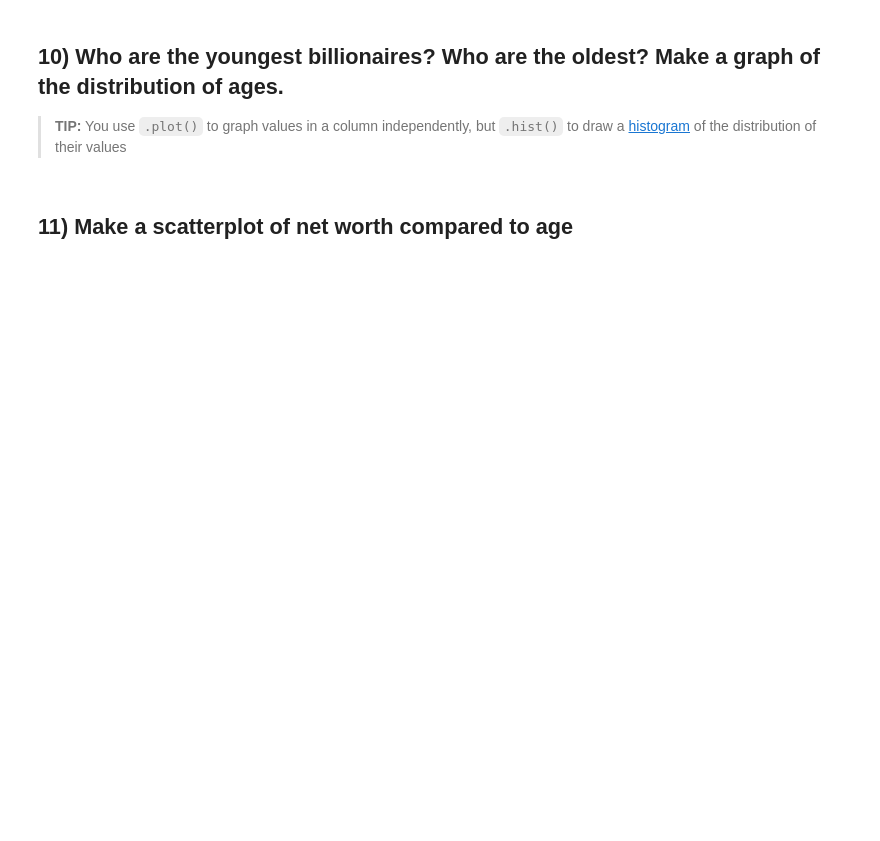
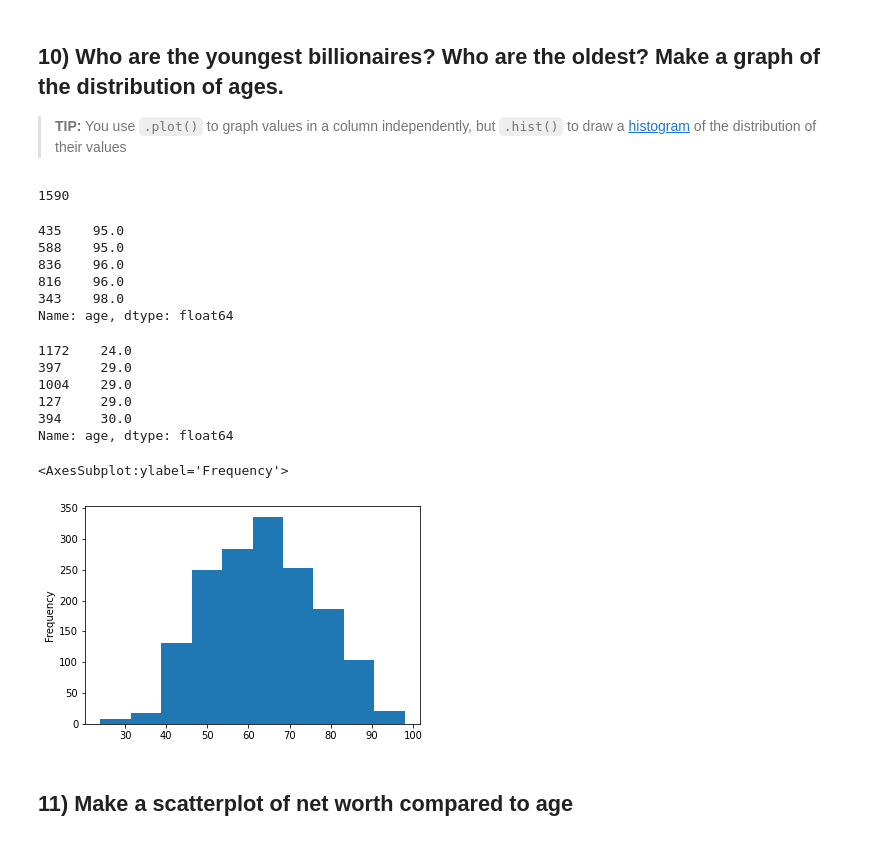
Before and after one commit to EMendy/Homework-5-animals, a Jupyter notebook: 02-Billionaires_Mendenhall.ipynb, the cells around one changed output. Drawn from its saved outputs; the diff is of its cells as text; code cells hidden in the pictures; blank space fills up the shorter version.

```diff
--- a/02-Billionaires_Mendenhall.ipynb
+++ b/02-Billionaires_Mendenhall.ipynb
@@ -89,5 +202,32 @@ I am **not** asking which country has the most billionaires - this is **total am
 ## 10) Who are the youngest billionaires? Who are the oldest? Make a graph of the distribution of ages.
 
 > **TIP:** You use `.plot()` to graph values in a column independently, but `.hist()` to draw a [histogram](https://www.mathsisfun.com/data/histograms.html) of the distribution of their values
+# %%
+df.age.sort_values().count()
+# %% [output]
+1590
+# %%
+df.age.sort_values().dropna().tail()
+# %% [output]
+435    95.0
+588    95.0
+836    96.0
+816    96.0
+343    98.0
+Name: age, dtype: float64
+# %%
+df.age.sort_values().dropna().head()
+# %% [output]
+1172    24.0
+397     29.0
+1004    29.0
+127     29.0
+394     30.0
+Name: age, dtype: float64
+# %%
+df.age.sort_values().dropna().plot.hist(x ='age')
+# %% [output]
+<AxesSubplot:ylabel='Frequency'>
+[figure, added]
 # %% [markdown]
 ## 11) Make a scatterplot of net worth compared to age
```
Also changed, not shown: parts of 21 cells of this notebook, 1 other file.
